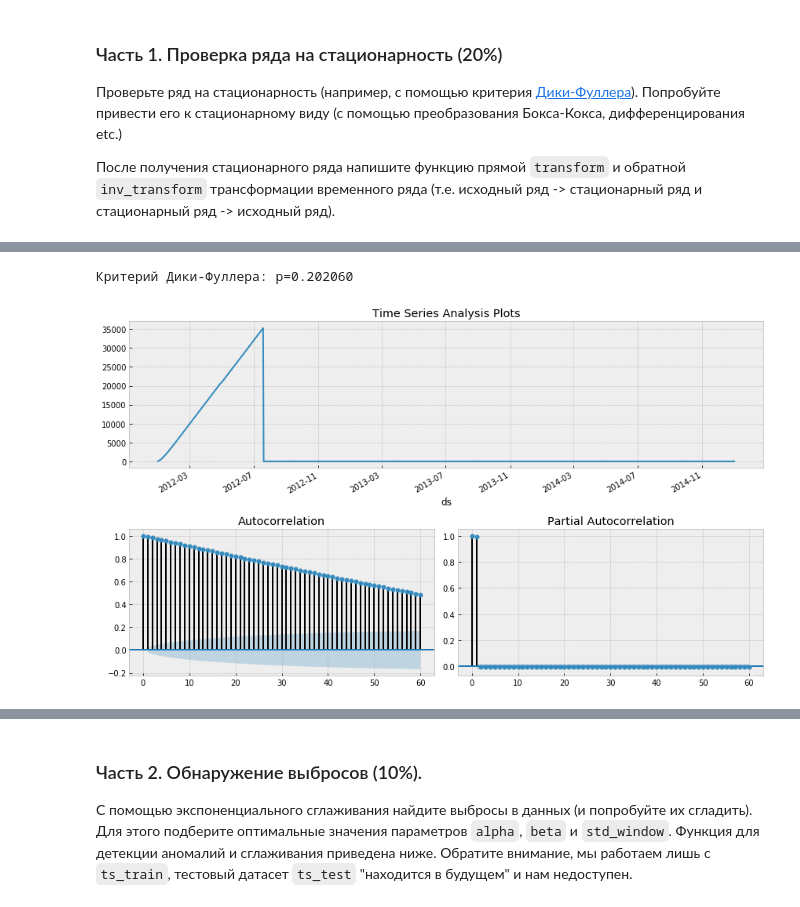
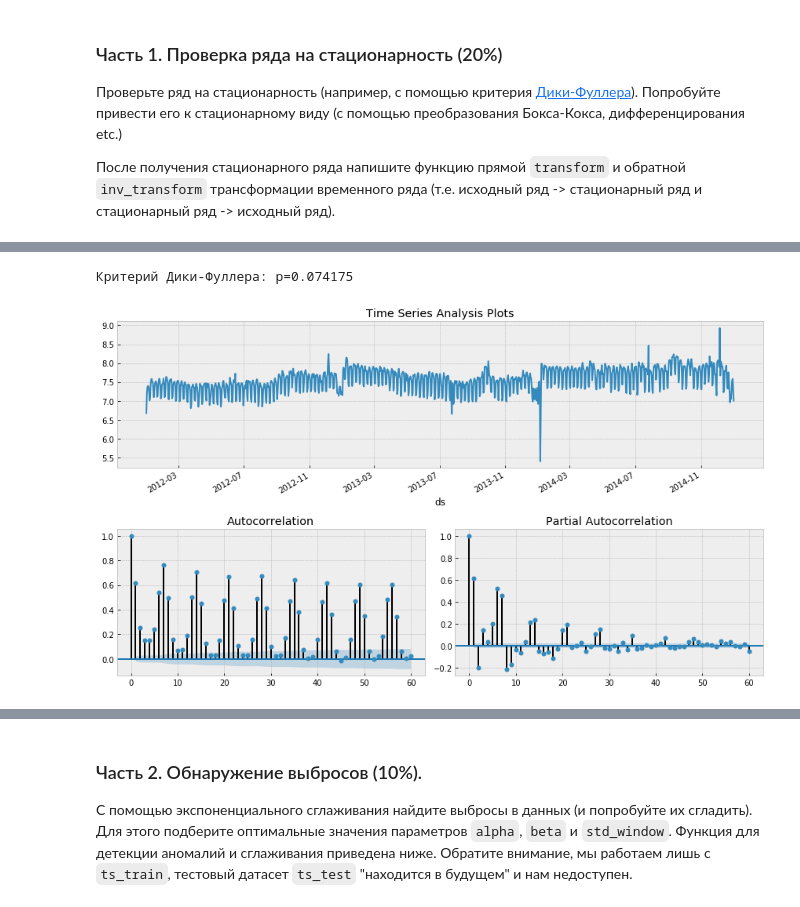
Before and after one commit to kartzum/ml, a Jupyter notebook: ad/hw/20180827/ML2018_koval_HW3.ipynb, the cells around one changed output, grey strips where cells are left out. Drawn from its saved outputs; the diff is of its cells as text; code cells hidden in the pictures.

```diff
--- a/ad/hw/20180827/ML2018_koval_HW3.ipynb
+++ b/ad/hw/20180827/ML2018_koval_HW3.ipynb
@@ -112,4 +99,6 @@ def tsplot(y, lags=None, figsize=(12, 7), style='bmh'):
     return
 # %%
 #
+# %%
+data_fuller = ts_no_outs.copy()
 # %%
@@ -137,5 +126,5 @@ for rho in [0, 0.6, 0.9, 1]:
 # %%
-tsplot(data.y, lags=60)
+tsplot(data_fuller.y, lags=60)
 # %% [output]
-Критерий Дики-Фуллера: p=0.202060
+Критерий Дики-Фуллера: p=0.074175
-[figure, old version]
+[figure, new version]
```
Also changed, not shown: parts of 31 cells of this notebook.
